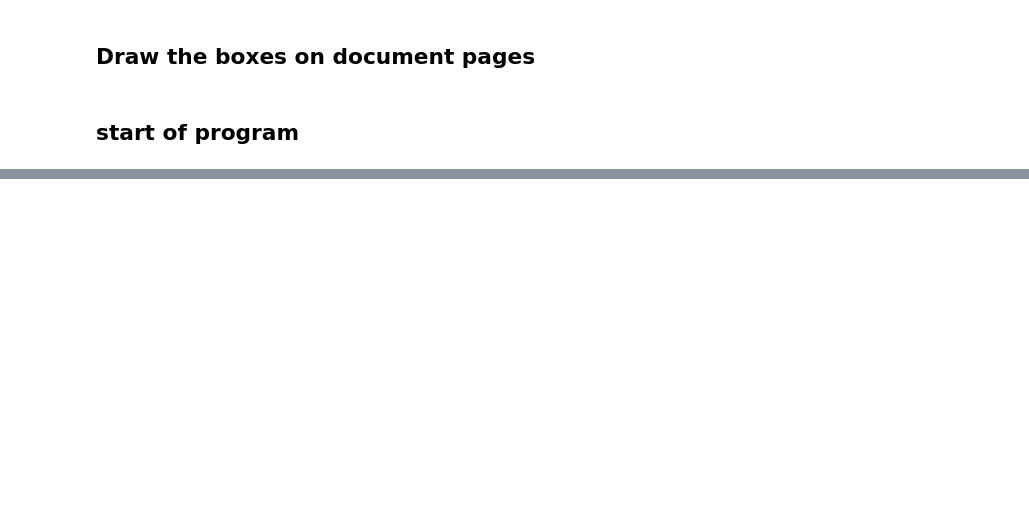
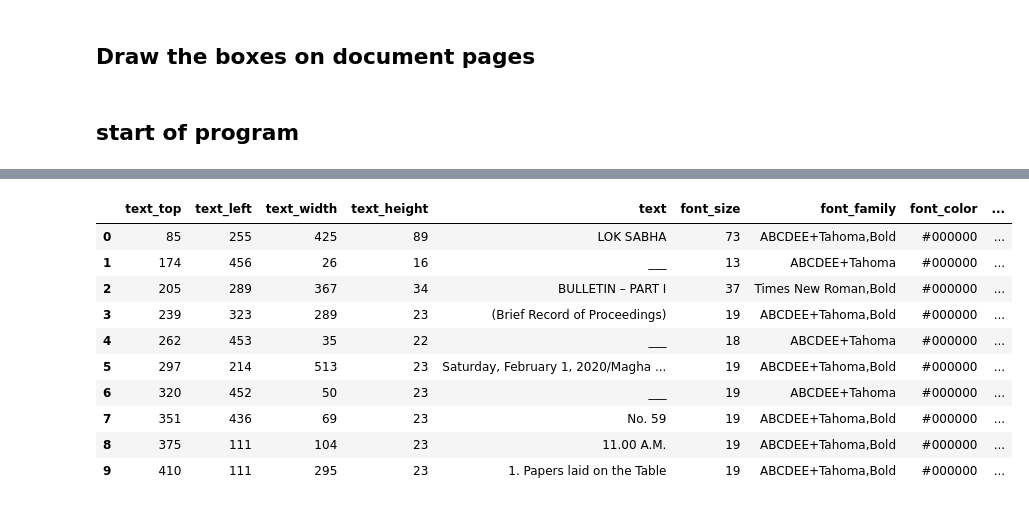
Before and after one commit to kumardeepak/document-structure, a Jupyter notebook: notebooks/DOCUMENT_STRUCTURE_FROM_DIGITAL_PDF_V1.1.ipynb, the cells around one changed output, grey strips where cells are left out. Cells and saved outputs as stored; diff of their text form; code cells hidden in the pictures; blank space fills up the shorter version.

```diff
--- a/notebooks/DOCUMENT_STRUCTURE_FROM_DIGITAL_PDF_V1.1.ipynb
+++ b/notebooks/DOCUMENT_STRUCTURE_FROM_DIGITAL_PDF_V1.1.ipynb
@@ -227,0 +359,14 @@ show_df(h_df)
+# %%
+h_df.head(10)
+# %% [output]
+|  | text_top | text_left | text_width | text_height | text | font_size | font_family | font_color | ... |
+| 0 | 85 | 255 | 425 | 89 | LOK SABHA | 73 | ABCDEE+Tahoma,Bold | #000000 | ... |
+| 1 | 174 | 456 | 26 | 16 | ___ | 13 | ABCDEE+Tahoma | #000000 | ... |
+| 2 | 205 | 289 | 367 | 34 | BULLETIN – PART I | 37 | Times New Roman,Bold | #000000 | ... |
+| 3 | 239 | 323 | 289 | 23 | (Brief Record of Proceedings) | 19 | ABCDEE+Tahoma,Bold | #000000 | ... |
+| 4 | 262 | 453 | 35 | 22 | ___ | 18 | ABCDEE+Tahoma | #000000 | ... |
+| 5 | 297 | 214 | 513 | 23 | Saturday, February 1, 2020/Magha ... | 19 | ABCDEE+Tahoma,Bold | #000000 | ... |
+| 6 | 320 | 452 | 50 | 23 | ___ | 19 | ABCDEE+Tahoma | #000000 | ... |
+| 7 | 351 | 436 | 69 | 23 | No. 59 | 19 | ABCDEE+Tahoma,Bold | #000000 | ... |
+| 8 | 375 | 111 | 104 | 23 | 11.00 A.M. | 19 | ABCDEE+Tahoma,Bold | #000000 | ... |
+| 9 | 410 | 111 | 295 | 23 | 1. Papers laid on the Table | 19 | ABCDEE+Tahoma,Bold | #000000 | ... |
```
Also changed, not shown: parts of 18 cells of this notebook, 10 other files.
